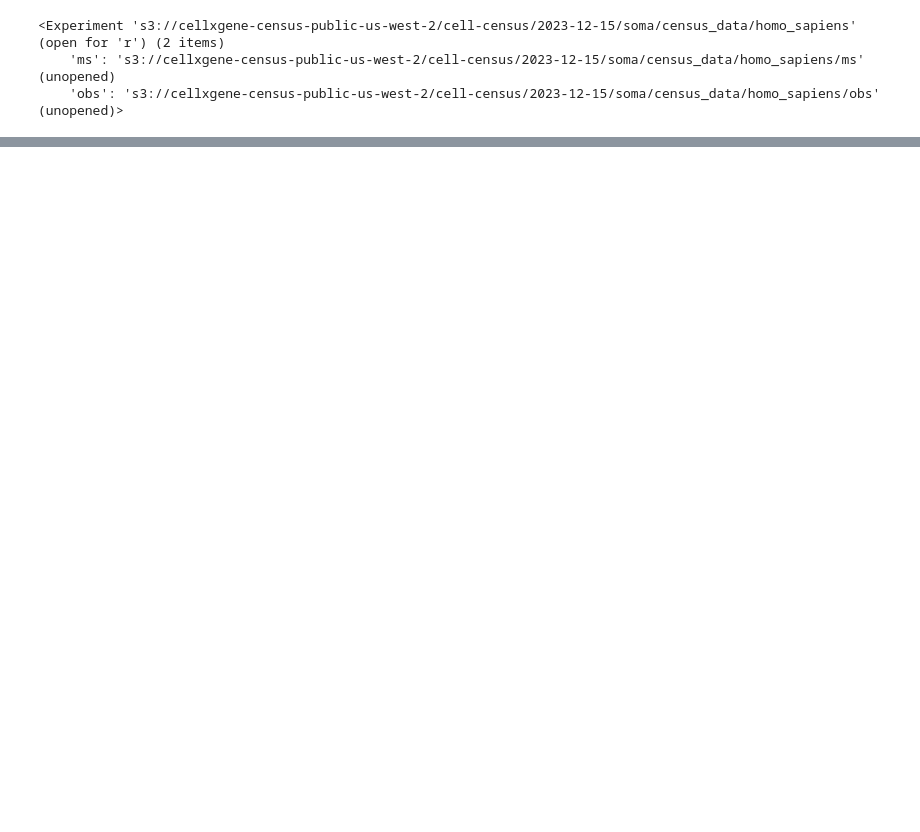
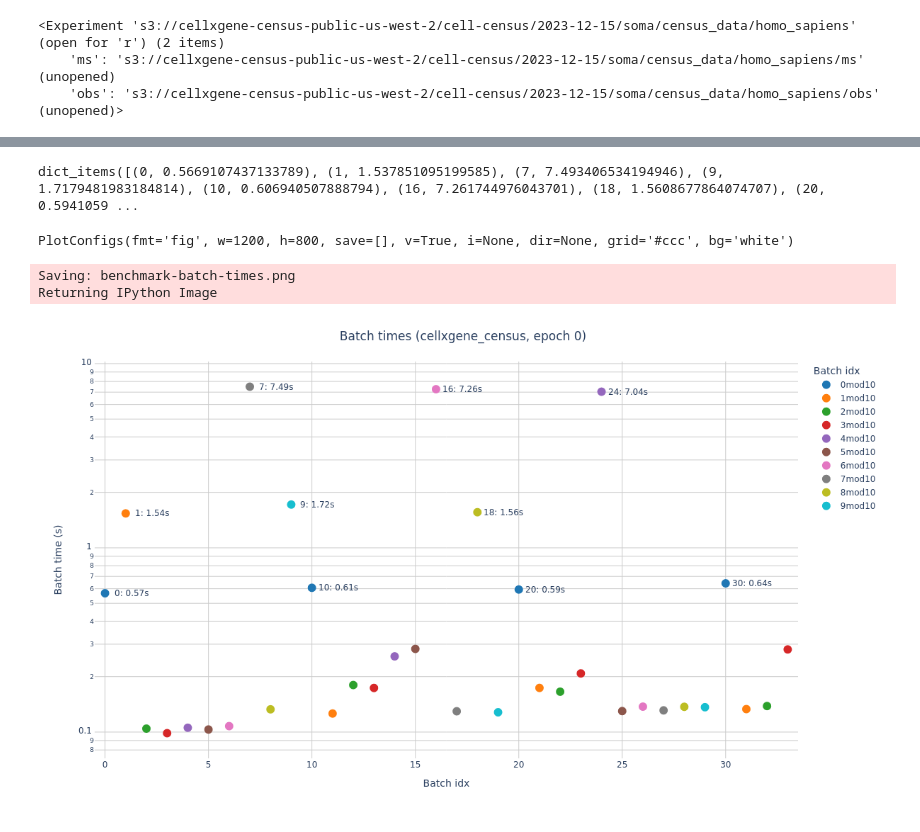
Before and after one commit to TileDB-Inc/arrayloader-benchmarks, a Jupyter notebook: benchmark.ipynb, the cells around one changed output, grey strips where cells are left out. Saved outputs shown, nothing was run; the diff lists cells and outputs as text; code cells hidden in the pictures; blank space fills up the shorter version.

```diff
--- a/benchmark.ipynb
+++ b/benchmark.ipynb
@@ -124,0 +177,13 @@ census.close()
+# %%
+method = 'cellxgene_census'
+epoch = 0
+df = pd.DataFrame(
+    {
+        'time': results[method][f'epoch_{epoch}']['batch_times'],
+    },
+)
+df.index.name = 'idx'
+df['res'] = df.index % 10
+df['res_str'] = df.res.astype('str') + 'mod10'
+df = df.reset_index()
+df
@@ -124,0 +208,3 @@ census.close()
+# %%
+ann = df[df.time > .5]
+ann
@@ -124,0 +223,44 @@ census.close()
+# %%
+anns = ann.set_index('idx').time.to_dict().items()
+anns
+# %% [output]
+dict_items([(0, 0.5669107437133789), (1, 1.537851095199585), (7, 7.493406534194946), (9, 1.7179481983184814), (10, 0.606940507888794), (16, 7.261744976043701), (18, 1.5608677864074707), (20, 0.5941059 ...
+# %%
+pc
+# %% [output]
+PlotConfigs(fmt='fig', w=1200, h=800, save=[], v=True, i=None, dir=None, grid='#ccc', bg='white')
+# %%
+fig = px.scatter(
+    df,
+    x='idx',
+    y='time',
+    # text='time',
+    color='res_str',
+    color_discrete_sequence=default_colors,
+    labels={ 'time': 'Batch time (s)', 'res_str': 'Batch idx', 'idx': 'Batch idx', },
+    log_y=True,
+).update_layout(
+    title=dict(text=f'Batch times ({method}, epoch {epoch})'),
+).update_xaxes(
+    range=(-.5, len(df) - 1 + .5),
+).update_traces(
+    marker=dict(
+        size=12,
+    )
+)
+for idx, time in anns:
+    fig.add_annotation(
+        x=idx, y=log10(time),
+        showarrow=False,
+        text=f'{idx}: {time:.2f}s',
+        xshift=37,
+        #yshift=0,
+    )
+
+plot(fig, 'benchmark-batch-times', fmt='png', save=['png'], w=1200, h=700,)
+#fig
+#Image(fig.to_image(width=1200, height=800))
+# %% [output]
+Saving: benchmark-batch-times.png
+Returning IPython Image
+[figure, added]
```
Also changed, not shown: parts of 24 cells of this notebook, 12 other files.
